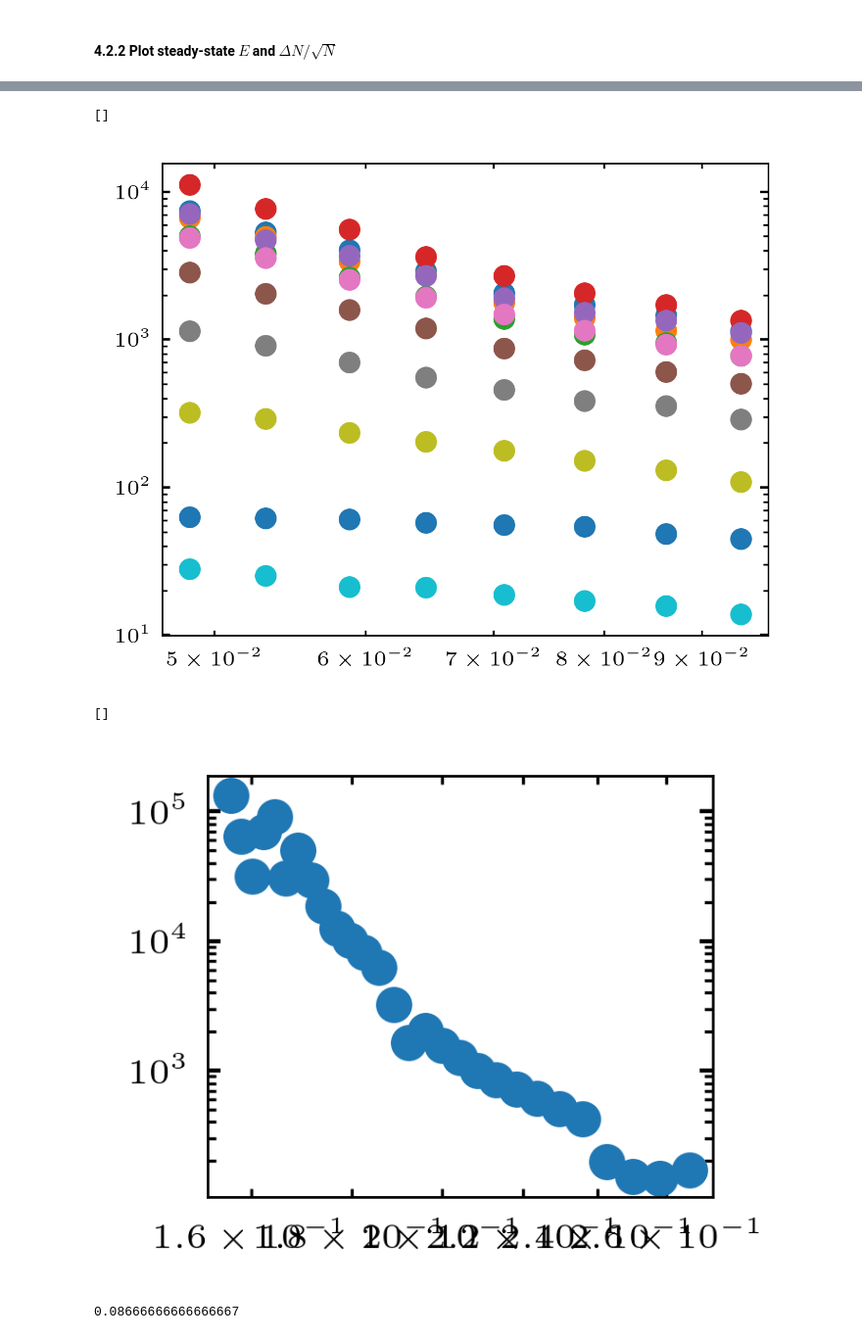
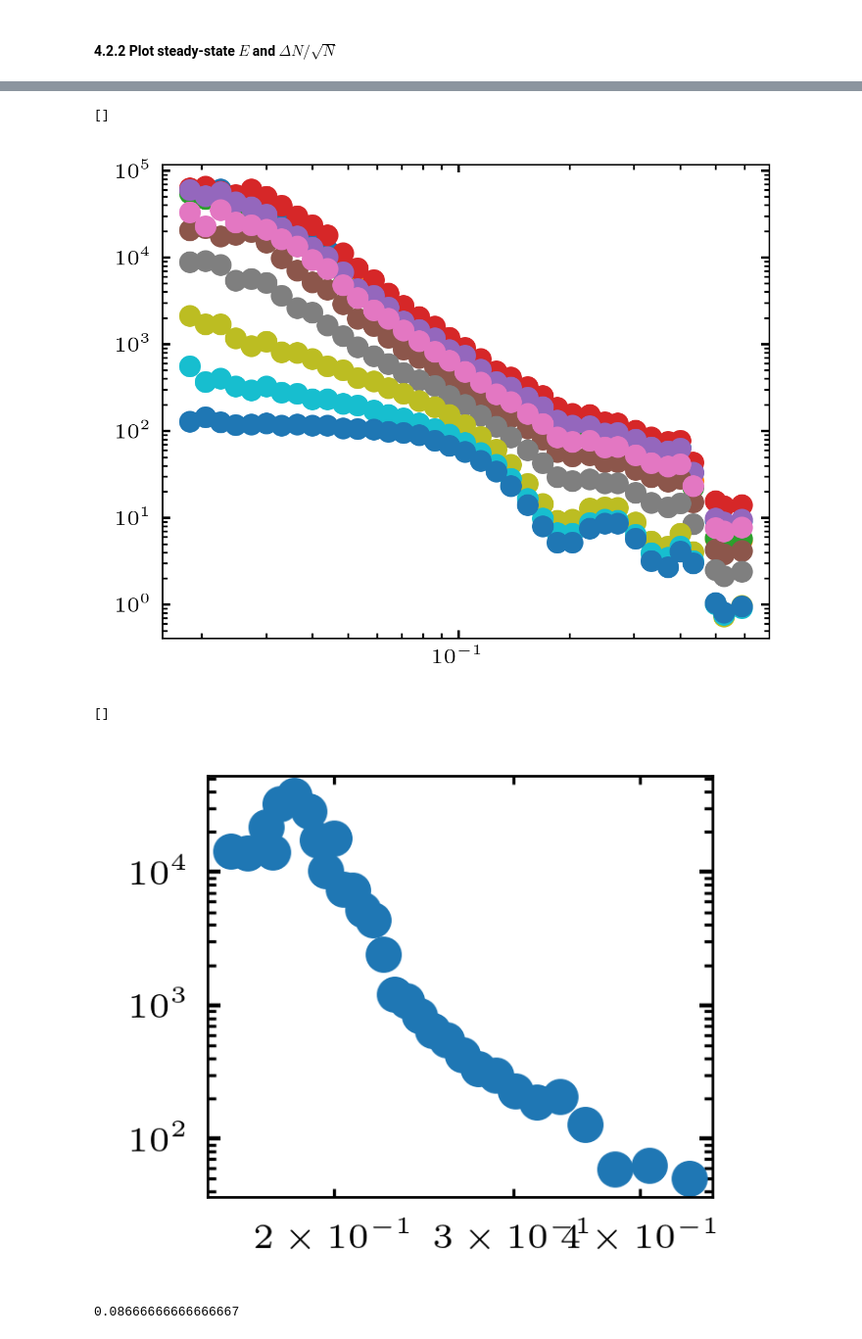
Before and after one commit to ZLoverty/Python, a Jupyter notebook: Correlation/src/fig-5_energy-spectrum.ipynb, the cells around one changed output, grey strips where cells are left out. Shown at 98% size. Cells and saved outputs as stored; diff of their text form; code cells hidden in the pictures.

```diff
--- a/Correlation/src/fig-5_energy-spectrum.ipynb
+++ b/Correlation/src/fig-5_energy-spectrum.ipynb
@@ -449,7 +451,7 @@ gnf_master_file = os.path.join(data_master_dir,
                                r'Research projects\DF\data\transient-nGNF-energy\{0}\df2_kinetics\{1:02d}\nGNF_data.csv')
 es_master_file = os.path.join(data_master_dir,
                                r'Research projects\DF\data\transient-nGNF-energy\{0}\energy_spectra\{1:02d}\energy_spectra.csv')
-bounds = [100, 500]
+bounds = [2, 10000]
 
 fig, ax = plt.subplots(figsize=(3.5, 2.8))
 for c, f, sn in zip(conc, folders, sample_num):
@@ -462,32 +464,20 @@ for c, f, sn in zip(conc, folders, sample_num):
             es_data += pd.read_csv(es_master_file.format(f, n)).set_index('l_r')[bounds[0]: bounds[1]]
     gnf_plot = gnf_data.drop(labels=gnf_data.keys()[:-15], axis=1).mean(axis=1) / 3
     es_plot = es_data.drop(labels=es_data.keys()[:-15], axis=1).mean(axis=1) / 3
-#     print(gnf_data.keys()[-1])
-#     if c > 30 and c != 85:
-#         ax.plot(signal.medfilt(gnf_plot, 5), es_plot,
-#                 ls='', marker=marker_list[color_dict[str(c)]], markersize=4,
-#                 color=wowcolor(color_dict[str(c)]), label='{:.1f}'.format(c*0.08))
-#     elif c <= 30:
-#         ax.plot(gnf_plot, es_plot,
-#                 ls='', marker=marker_list[color_dict[str(c)]], markersize=4,
-#                 color=(0.8, 0.8, 0.8), label='{:.1f}'.format(c*0.08))
+
     plt.plot(1/(es_plot.index**0.5), es_plot, ls='', marker='o')
-# ax.loglog()
-# ax.legend(ncol=3, loc='upper left', fontsize=9)
-# ax.set_xlabel('$\Delta N/\sqrt N$')
-# ax.set_ylabel('$E$ ($\mu$m$^3$/s$^2$)')
-# plt.tight_layout()
+
 plt.loglog()
 # %% [output]
 []
-[figure, old version]
+[figure, new version]
 # %%
-data = pd.read_csv(r'E:\Google Drive\Research projects\DF\data\transient-nGNF-energy\08032020\energy_spectra\00\energy_spectra.csv')
-plt.plot(1/data.index**0.5, data['3500'], ls='', marker='o')
+data = pd.read_csv(r'E:\Google Drive\Research projects\DF\data\transient-nGNF-energy\08032020\energy_spectra-25\00\energy_spectra.csv')
+plt.plot(1/data.index**0.5, data['3400'], ls='', marker='o')
 plt.loglog()
 # %% [output]
 []
-[figure, old version]
+[figure, new version]
 # %%
 0.26 / 3
 # %% [output]
```
Also changed, not shown: parts of 6 cells of this notebook, 7 other files.
